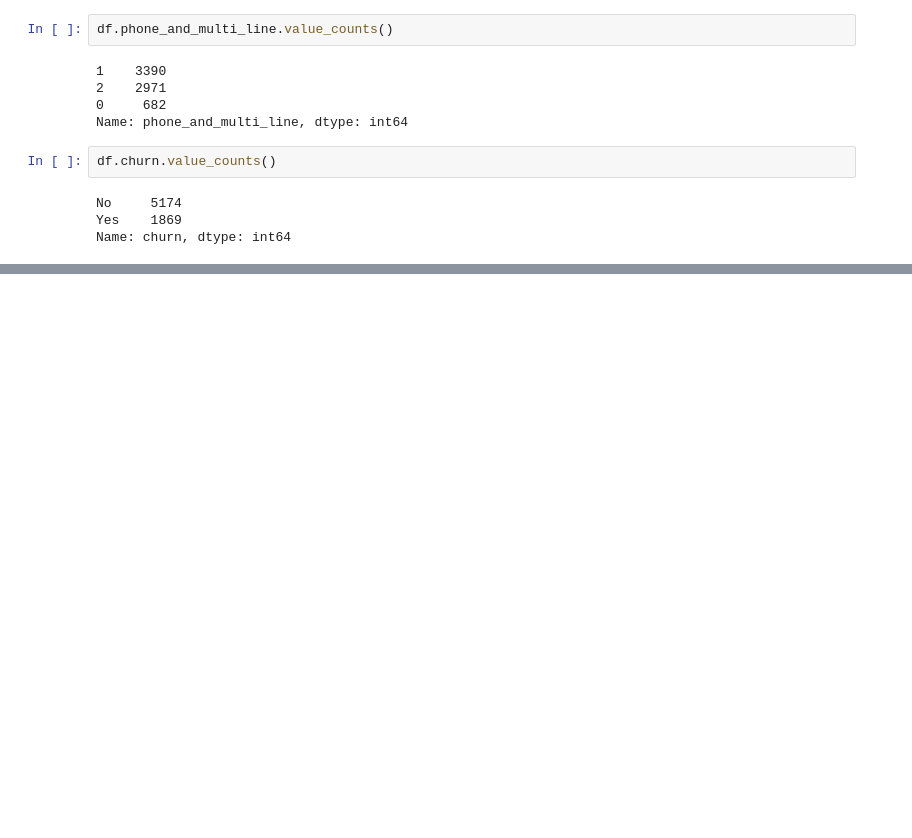
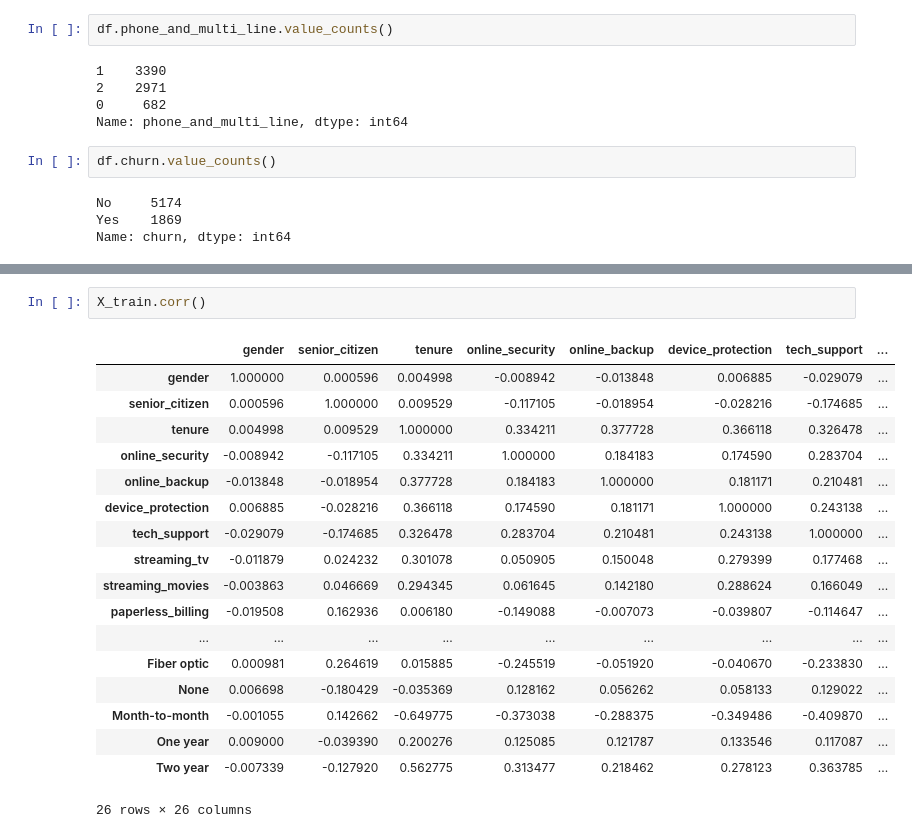
Before and after one commit to nickjoseph210/Classification_Work, a Jupyter notebook: telco_scratch_pad/telco_exploration.ipynb, the cells around one changed output, grey strips where cells are left out. Cells and saved outputs as stored; diff of their text form; blank space fills up the shorter version.

```diff
--- a/telco_scratch_pad/telco_exploration.ipynb
+++ b/telco_scratch_pad/telco_exploration.ipynb
@@ -225,0 +412,21 @@ Name: churn, dtype: int64
+# %%
+X_train.corr()
+# %% [output]
+|  | gender | senior_citizen | tenure | online_security | online_backup | device_protection | tech_support | ... |
+| gender | 1.000000 | 0.000596 | 0.004998 | -0.008942 | -0.013848 | 0.006885 | -0.029079 | ... |
+| senior_citizen | 0.000596 | 1.000000 | 0.009529 | -0.117105 | -0.018954 | -0.028216 | -0.174685 | ... |
+| tenure | 0.004998 | 0.009529 | 1.000000 | 0.334211 | 0.377728 | 0.366118 | 0.326478 | ... |
+| online_security | -0.008942 | -0.117105 | 0.334211 | 1.000000 | 0.184183 | 0.174590 | 0.283704 | ... |
+| online_backup | -0.013848 | -0.018954 | 0.377728 | 0.184183 | 1.000000 | 0.181171 | 0.210481 | ... |
+| device_protection | 0.006885 | -0.028216 | 0.366118 | 0.174590 | 0.181171 | 1.000000 | 0.243138 | ... |
+| tech_support | -0.029079 | -0.174685 | 0.326478 | 0.283704 | 0.210481 | 0.243138 | 1.000000 | ... |
+| streaming_tv | -0.011879 | 0.024232 | 0.301078 | 0.050905 | 0.150048 | 0.279399 | 0.177468 | ... |
+| streaming_movies | -0.003863 | 0.046669 | 0.294345 | 0.061645 | 0.142180 | 0.288624 | 0.166049 | ... |
+| paperless_billing | -0.019508 | 0.162936 | 0.006180 | -0.149088 | -0.007073 | -0.039807 | -0.114647 | ... |
+| ... | ... | ... | ... | ... | ... | ... | ... | ... |
+| Fiber optic | 0.000981 | 0.264619 | 0.015885 | -0.245519 | -0.051920 | -0.040670 | -0.233830 | ... |
+| None | 0.006698 | -0.180429 | -0.035369 | 0.128162 | 0.056262 | 0.058133 | 0.129022 | ... |
+| Month-to-month | -0.001055 | 0.142662 | -0.649775 | -0.373038 | -0.288375 | -0.349486 | -0.409870 | ... |
+| One year | 0.009000 | -0.039390 | 0.200276 | 0.125085 | 0.121787 | 0.133546 | 0.117087 | ... |
+| Two year | -0.007339 | -0.127920 | 0.562775 | 0.313477 | 0.218462 | 0.278123 | 0.363785 | ... |
+26 rows × 26 columns
```
Also changed, not shown: parts of 53 cells of this notebook.
